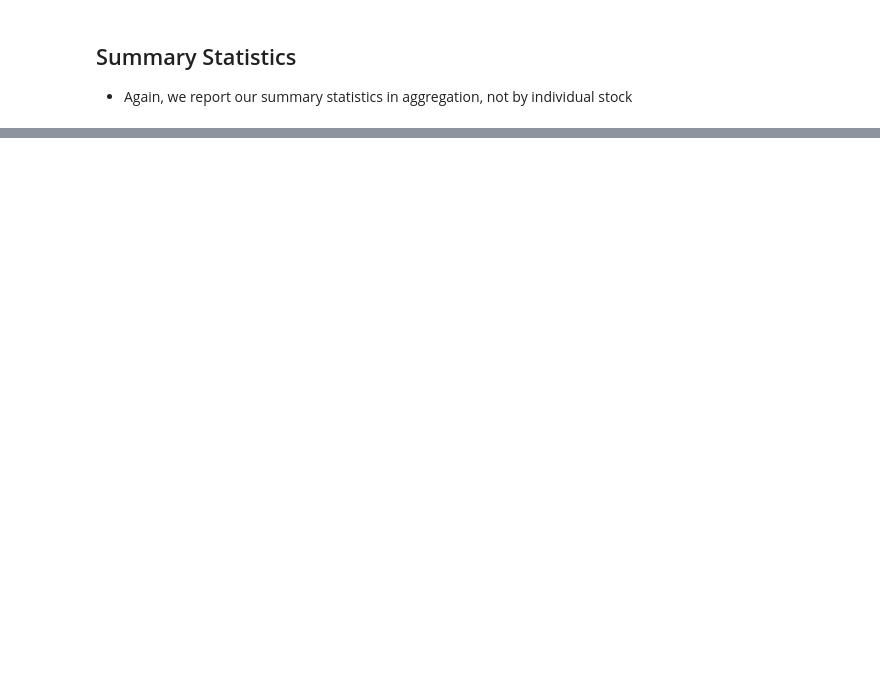
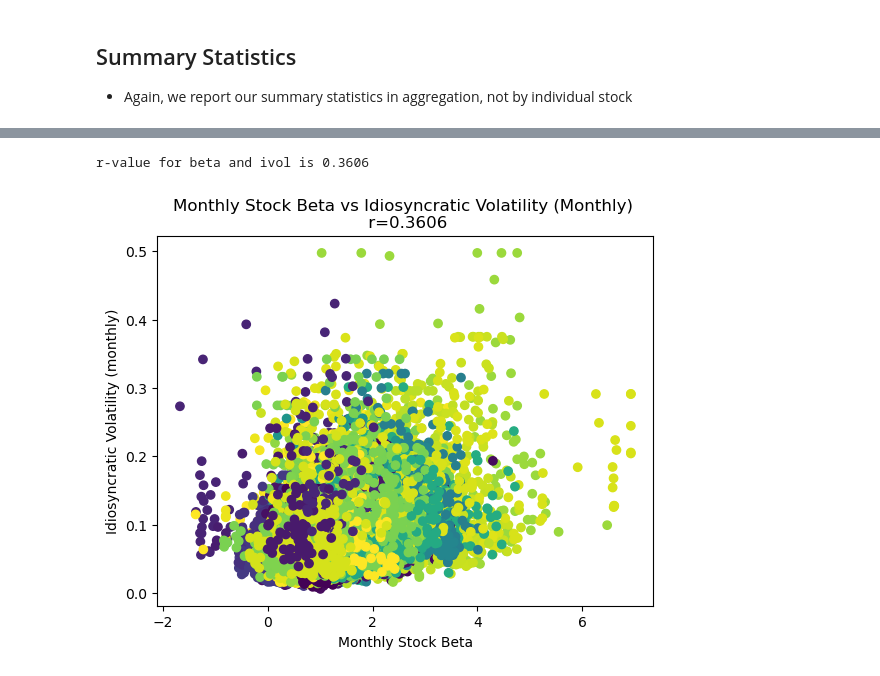
Before and after one commit to uWaterloo-CFM/CFM-301, a Jupyter notebook: Assignment 3/Assignment 3.ipynb, the cells around one changed output, grey strips where cells are left out. Cells and saved outputs as stored; diff of their text form; code cells hidden in the pictures; blank space fills up the shorter version.

Commit message:
stats

```diff
--- a/Assignment 3/Assignment 3.ipynb
+++ b/Assignment 3/Assignment 3.ipynb
@@ -351,0 +428,13 @@ permno_mom_dict[87055.0]
+# %%
+mom_dfs = []
+for permno in permnos:
+    mom = permno_mom_dict[permno].reset_index()
+    mom.loc[:,"PERMNO"] = permno
+    mom_dfs.append(mom)
+aggregate_mom_df = pd.concat(mom_dfs, ignore_index=True)
+aggregate_mom_df.columns = ["DATE", "mom", "PERMNO"]
+
+print("----------------------------------------")
+print("Summary Statistics for [ mom ] variable")
+print("----------------------------------------")
+print_summary_statistics(aggregate_mom_df['mom'])
@@ -376,9 +478,9 @@ for permno in permnos:
     permno_beta_dict_winsorized[permno] = betas
 
     ivol = permno_ivol_dict[permno].copy()
-    betas["ivol"] = winsorize(ivol["ivol"])
+    ivol["ivol"] = winsorize(ivol["ivol"])
     permno_ivol_dict_winsorized[permno] = ivol
 
     mom = permno_mom_dict[permno].copy()
-    betas["mom"] = winsorize(mom["mom"])
+    mom["mom"] = winsorize(mom["mom"])
     permno_mom_dict_winsorized[permno] = mom
@@ -387,0 +568,4 @@ for permno in permnos:
+# %%
+# We'll make our betas df have matching dates
+winsorized_aggregate_betas_df["DATE"] = pd.to_datetime(winsorized_aggregate_betas_df["DATE"])
+winsorized_aggregate_betas_df["DATE"] = winsorized_aggregate_betas_df["DATE"].dt.strftime("%Y-%m")
@@ -387,0 +604,4 @@ for permno in permnos:
+# %%
+# Next we join the two above dataframes so we have matching date and permno for each "point"\
+beta_ivol_combined = pd.merge(winsorized_aggregate_betas_df, winsorized_aggregate_ivol_df, how="inner", on=["DATE", "PERMNO"])
+beta_ivol_combined.reset_index(inplace=True)
@@ -387,0 +624,18 @@ for permno in permnos:
+# %%
+# Run Regression
+r_val = stats.linregress(list(beta_ivol_combined["beta"]), list(beta_ivol_combined["ivol"]))[2]
+print(f'r-value for beta and ivol is {r_val:.4f}')
+# %% [output]
+r-value for beta and ivol is 0.3606
+# %%
+# Plot
+# Coloured by permno
+plt.scatter(x = beta_ivol_combined["beta"], y = beta_ivol_combined["ivol"], c=beta_ivol_combined["PERMNO"])
+
+
+plt.title("Monthly Stock Beta vs Idiosyncratic Volatility (Monthly) \n r=0.3606")
+plt.xlabel("Monthly Stock Beta")
+plt.ylabel("Idiosyncratic Volatility (monthly)")
+plt.show()
+# %% [output]
+[figure, added]
```
Also changed, not shown: parts of 15 cells of this notebook.
